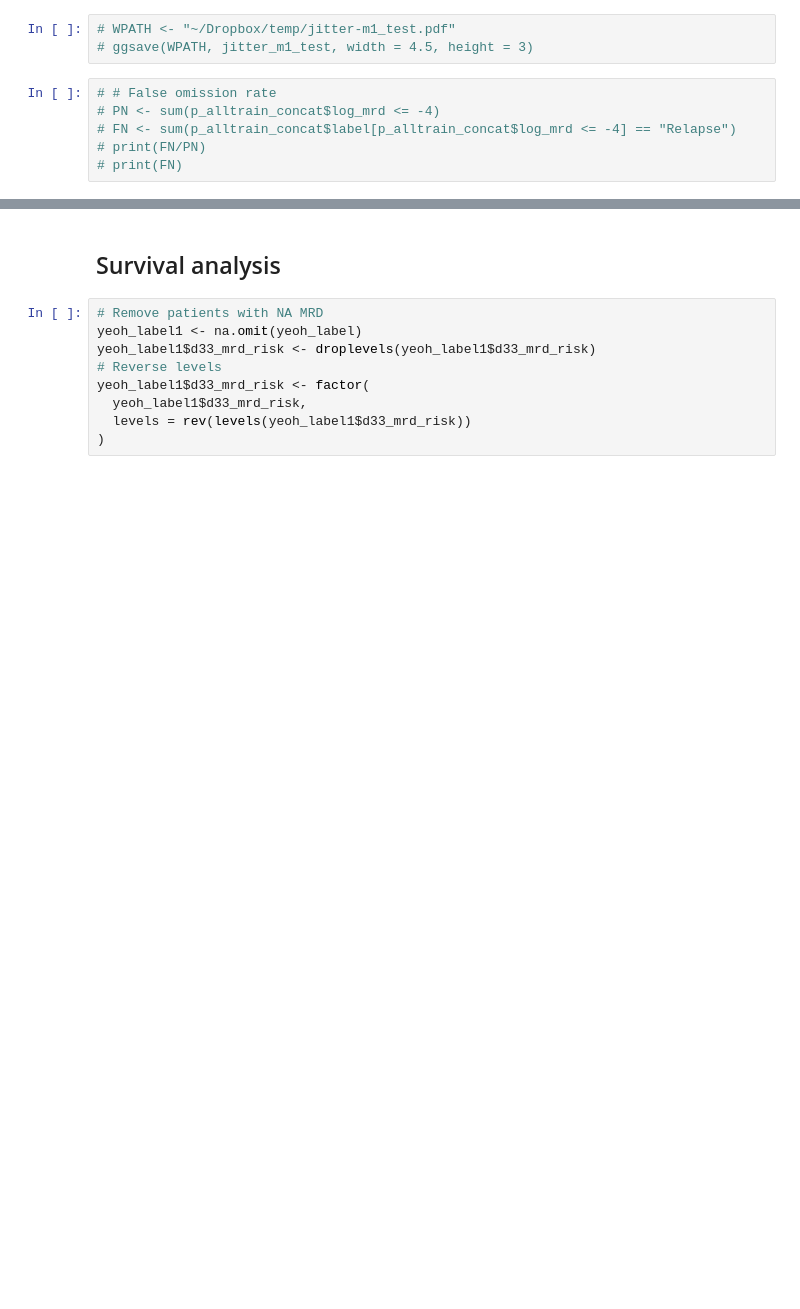
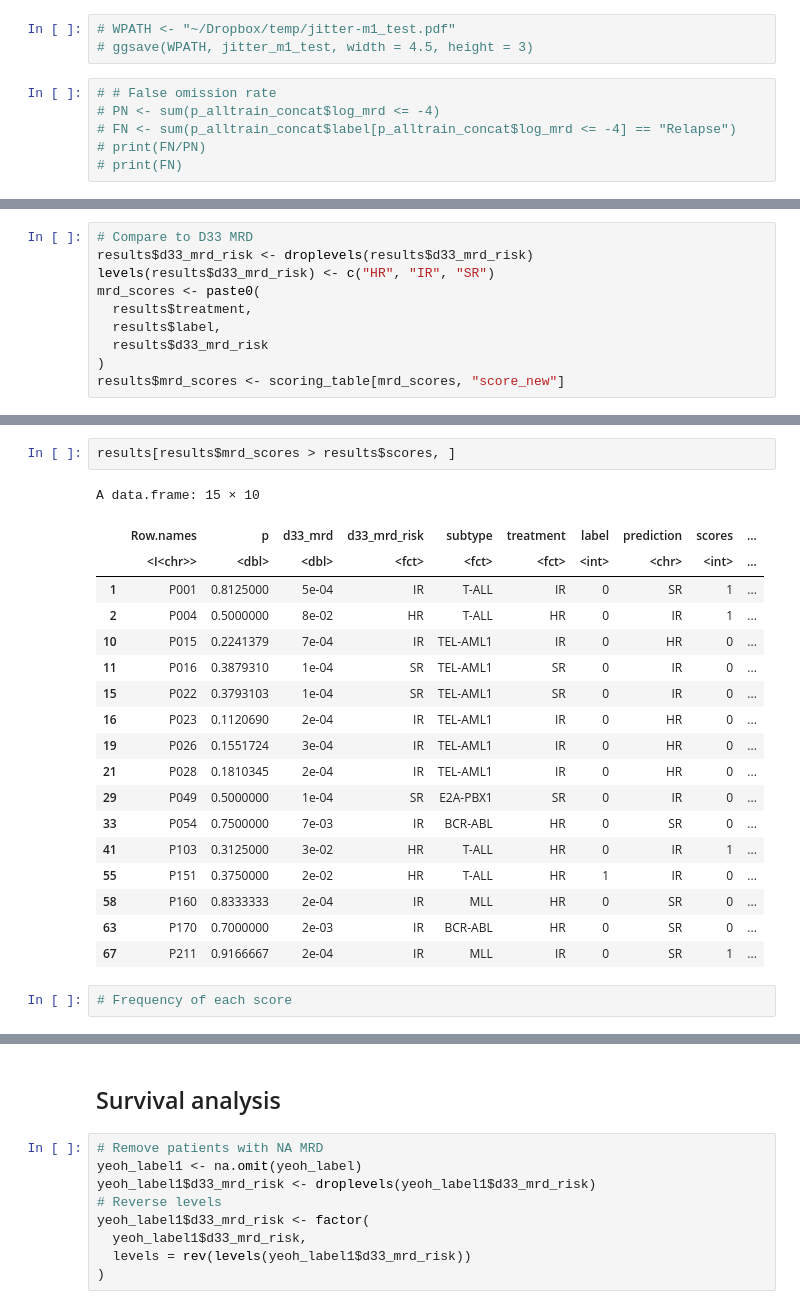
Before and after one commit to dblux/relapse_prediction, a Jupyter notebook: evaluation-figures.ipynb, the cells around one changed output, grey strips where cells are left out. Cells and saved outputs as stored; diff of their text form; blank space fills up the shorter version.

```diff
--- a/evaluation-figures.ipynb
+++ b/evaluation-figures.ipynb
@@ -937,0 +1073,10 @@ ggsave(WPATH, jitter_m1_p_alltrain, width = 4.8, height = 3)
+# %%
+# Compare to D33 MRD
+results$d33_mrd_risk <- droplevels(results$d33_mrd_risk)
+levels(results$d33_mrd_risk) <- c("HR", "IR", "SR")
+mrd_scores <- paste0(
+  results$treatment,
+  results$label,
+  results$d33_mrd_risk
+)
+results$mrd_scores <- scoring_table[mrd_scores, "score_new"]
@@ -937,0 +1106,23 @@ ggsave(WPATH, jitter_m1_p_alltrain, width = 4.8, height = 3)
+# %%
+results[results$mrd_scores > results$scores, ]
+# %% [output]
+A data.frame: 15 × 10
+|  | Row.names | p | d33_mrd | d33_mrd_risk | subtype | treatment | label | prediction | scores | ... |
+|  | <I<chr>> | <dbl> | <dbl> | <fct> | <fct> | <fct> | <int> | <chr> | <int> | ... |
+| 1 | P001 | 0.8125000 | 5e-04 | IR | T-ALL | IR | 0 | SR | 1 | ... |
+| 2 | P004 | 0.5000000 | 8e-02 | HR | T-ALL | HR | 0 | IR | 1 | ... |
+| 10 | P015 | 0.2241379 | 7e-04 | IR | TEL-AML1 | IR | 0 | HR | 0 | ... |
+| 11 | P016 | 0.3879310 | 1e-04 | SR | TEL-AML1 | SR | 0 | IR | 0 | ... |
+| 15 | P022 | 0.3793103 | 1e-04 | SR | TEL-AML1 | SR | 0 | IR | 0 | ... |
+| 16 | P023 | 0.1120690 | 2e-04 | IR | TEL-AML1 | IR | 0 | HR | 0 | ... |
+| 19 | P026 | 0.1551724 | 3e-04 | IR | TEL-AML1 | IR | 0 | HR | 0 | ... |
+| 21 | P028 | 0.1810345 | 2e-04 | IR | TEL-AML1 | IR | 0 | HR | 0 | ... |
+| 29 | P049 | 0.5000000 | 1e-04 | SR | E2A-PBX1 | SR | 0 | IR | 0 | ... |
+| 33 | P054 | 0.7500000 | 7e-03 | IR | BCR-ABL | HR | 0 | SR | 0 | ... |
+| 41 | P103 | 0.3125000 | 3e-02 | HR | T-ALL | HR | 0 | IR | 1 | ... |
+| 55 | P151 | 0.3750000 | 2e-02 | HR | T-ALL | HR | 1 | IR | 0 | ... |
+| 58 | P160 | 0.8333333 | 2e-04 | IR | MLL | HR | 0 | SR | 0 | ... |
+| 63 | P170 | 0.7000000 | 2e-03 | IR | BCR-ABL | HR | 0 | SR | 0 | ... |
+| 67 | P211 | 0.9166667 | 2e-04 | IR | MLL | IR | 0 | SR | 1 | ... |
+# %%
+# Frequency of each score
```
Also changed, not shown: parts of 36 cells of this notebook, 9 other files.
